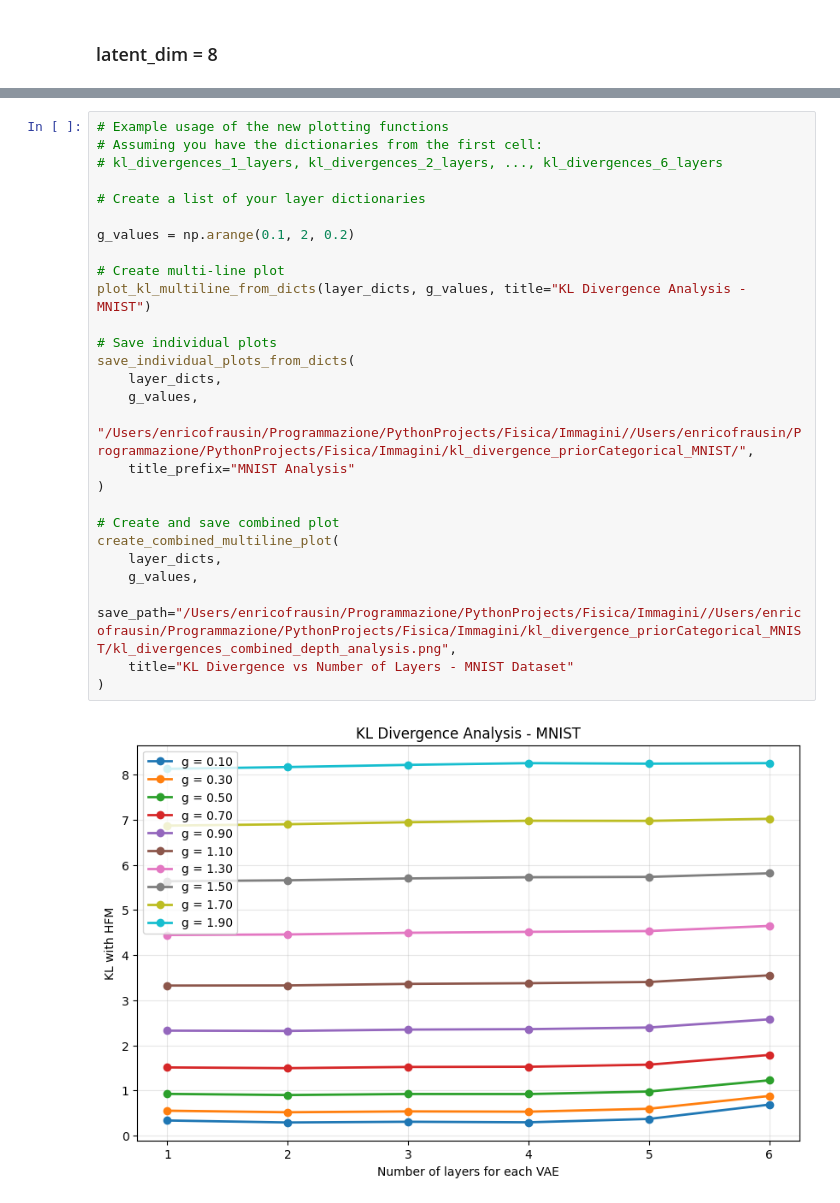
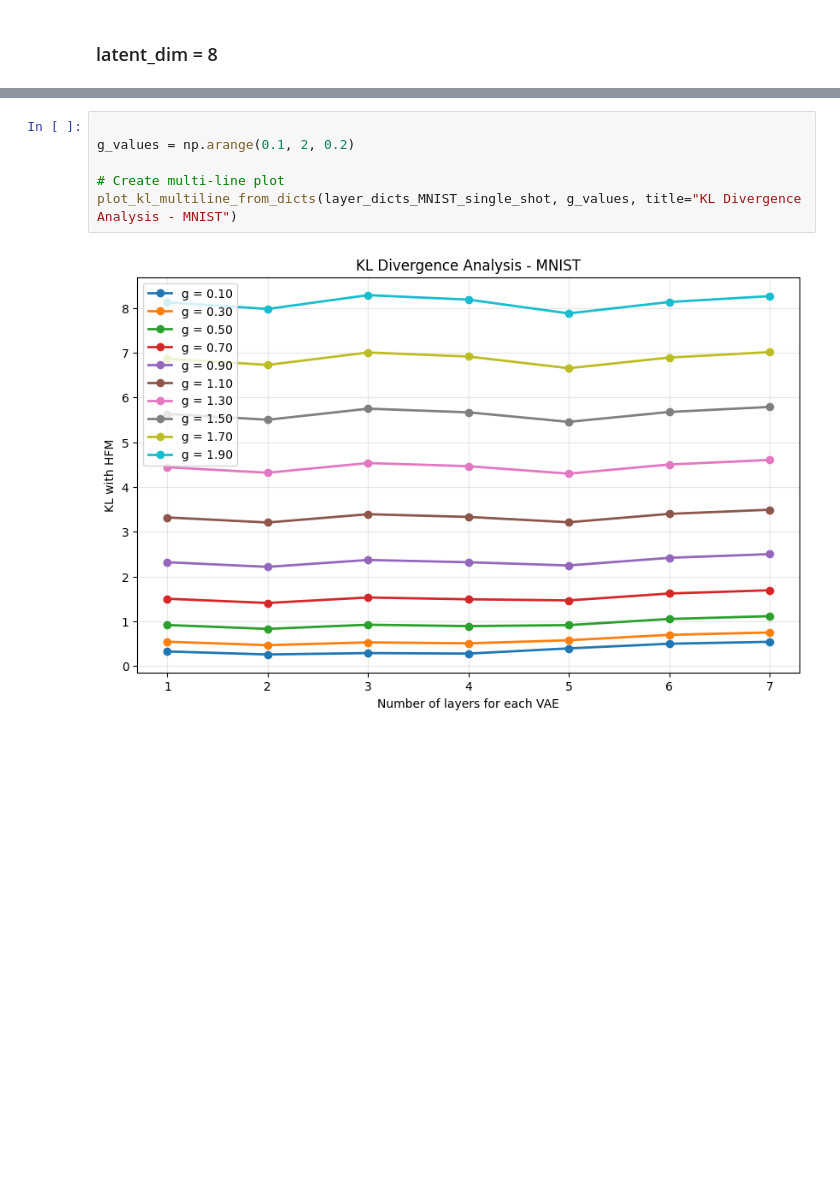
Before and after one commit to EnricoFrausin/discrete, a Jupyter notebook: code/depth_analysis.ipynb, the cells around one changed output, grey strips where cells are left out. Drawn from its saved outputs; the diff is of its cells as text; blank space fills up the shorter version.

```diff
--- a/code/depth_analysis.ipynb
+++ b/code/depth_analysis.ipynb
@@ -255,29 +523,8 @@ Calculating the KL divergence for different g values...
-# %%
-# Example usage of the new plotting functions
-# Assuming you have the dictionaries from the first cell:
-# kl_divergences_1_layers, kl_divergences_2_layers, ..., kl_divergences_6_layers
-
-# Create a list of your layer dictionaries
-
-g_values = np.arange(0.1, 2, 0.2)
-
-# Create multi-line plot
-plot_kl_multiline_from_dicts(layer_dicts, g_values, title="KL Divergence Analysis - MNIST")
-
-# Save individual plots
-save_individual_plots_from_dicts(
-    layer_dicts,
-    g_values,
-    "/Users/enricofrausin/Programmazione/PythonProjects/Fisica/Immagini//Users/enricofrausin/Programmazione/PythonProjects/Fisica/Immagini/kl_divergence_priorCategorical_MNIST/",
-    title_prefix="MNIST Analysis"
-)
-
-# Create and save combined plot
-create_combined_multiline_plot(
-    layer_dicts,
-    g_values,
-    save_path="/Users/enricofrausin/Programmazione/PythonProjects/Fisica/Immagini//Users/enricofrausin/Programmazione/PythonProjects/Fisica/Immagini/kl_divergence_priorCategorical_MNIST/kl_divergences_combined_depth_analysis.png",
-    title="KL Divergence vs Number of Layers - MNIST Dataset"
-)
-# %% [output]
-[figure, removed]
+# %%
+
+g_values = np.arange(0.1, 2, 0.2)
+
+# Create multi-line plot
+plot_kl_multiline_from_dicts(layer_dicts_MNIST_single_shot, g_values, title="KL Divergence Analysis - MNIST")
+# %% [output]
+[figure, added]
```
Also changed, not shown: parts of 32 cells of this notebook, 35 other files.
